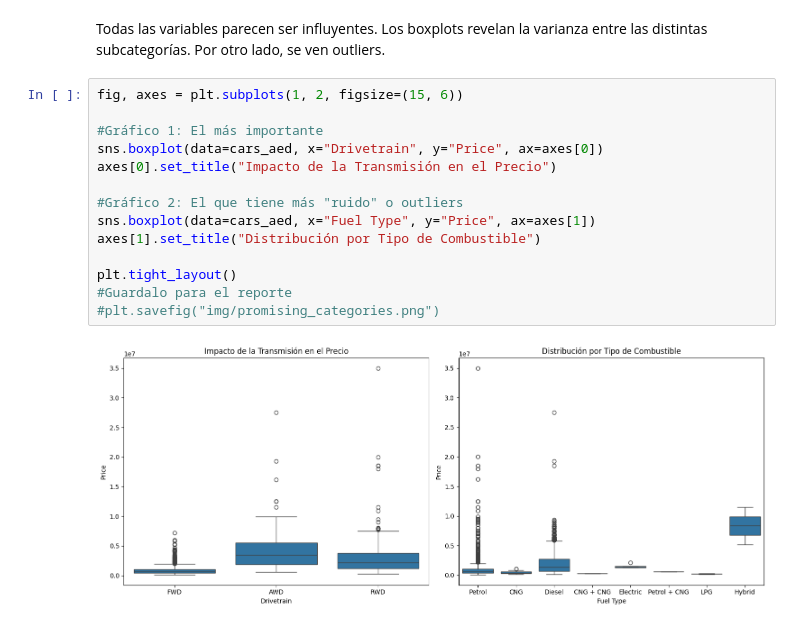
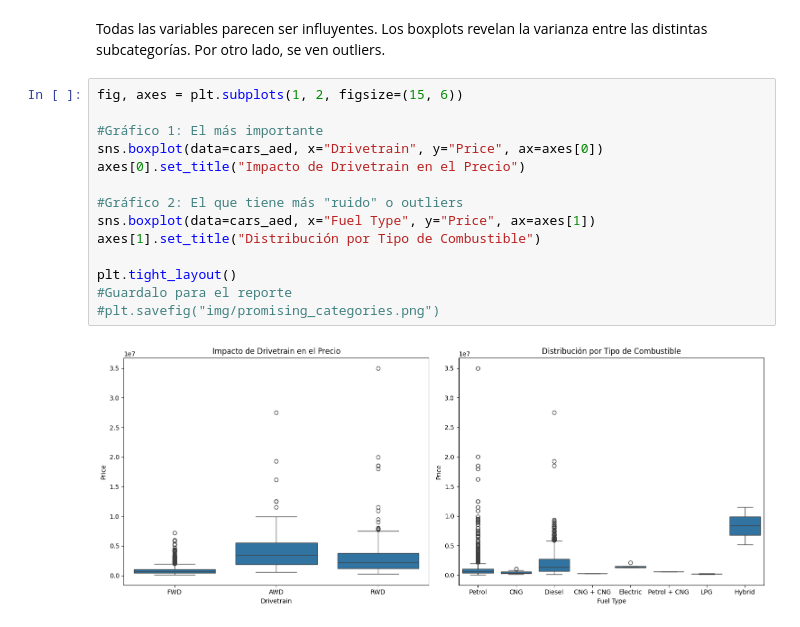
Before and after one commit to JnDecibe/car-price-prediction-pipeline, a Jupyter notebook: notebooks/AED.ipynb, the cells around one changed output. Drawn from its saved outputs; the diff is of its cells as text.

Commit message:
Corrijo grafico drive

```diff
--- a/notebooks/AED.ipynb
+++ b/notebooks/AED.ipynb
@@ -78,19 +78,19 @@ for categoria in categorias_clave:
 [figure]
 # %% [markdown]
 Todas las variables parecen ser influyentes. Los boxplots revelan la varianza entre las distintas subcategorías. Por otro lado, se ven outliers.
-# %%
-fig, axes = plt.subplots(1, 2, figsize=(15, 6))
-
-#Gráfico 1: El más importante
-sns.boxplot(data=cars_aed, x="Drivetrain", y="Price", ax=axes[0])
-axes[0].set_title("Impacto de la Transmisión en el Precio")
-
-#Gráfico 2: El que tiene más "ruido" o outliers
-sns.boxplot(data=cars_aed, x="Fuel Type", y="Price", ax=axes[1])
-axes[1].set_title("Distribución por Tipo de Combustible")
-
-plt.tight_layout()
-#Guardalo para el reporte
-#plt.savefig("img/promising_categories.png")
-# %% [output]
-[figure, removed]
+# %%
+fig, axes = plt.subplots(1, 2, figsize=(15, 6))
+
+#Gráfico 1: El más importante
+sns.boxplot(data=cars_aed, x="Drivetrain", y="Price", ax=axes[0])
+axes[0].set_title("Impacto de Drivetrain en el Precio")
+
+#Gráfico 2: El que tiene más "ruido" o outliers
+sns.boxplot(data=cars_aed, x="Fuel Type", y="Price", ax=axes[1])
+axes[1].set_title("Distribución por Tipo de Combustible")
+
+plt.tight_layout()
+#Guardalo para el reporte
+#plt.savefig("img/promising_categories.png")
+# %% [output]
+[figure, added]
```
Also changed, not shown: 1 other file.
